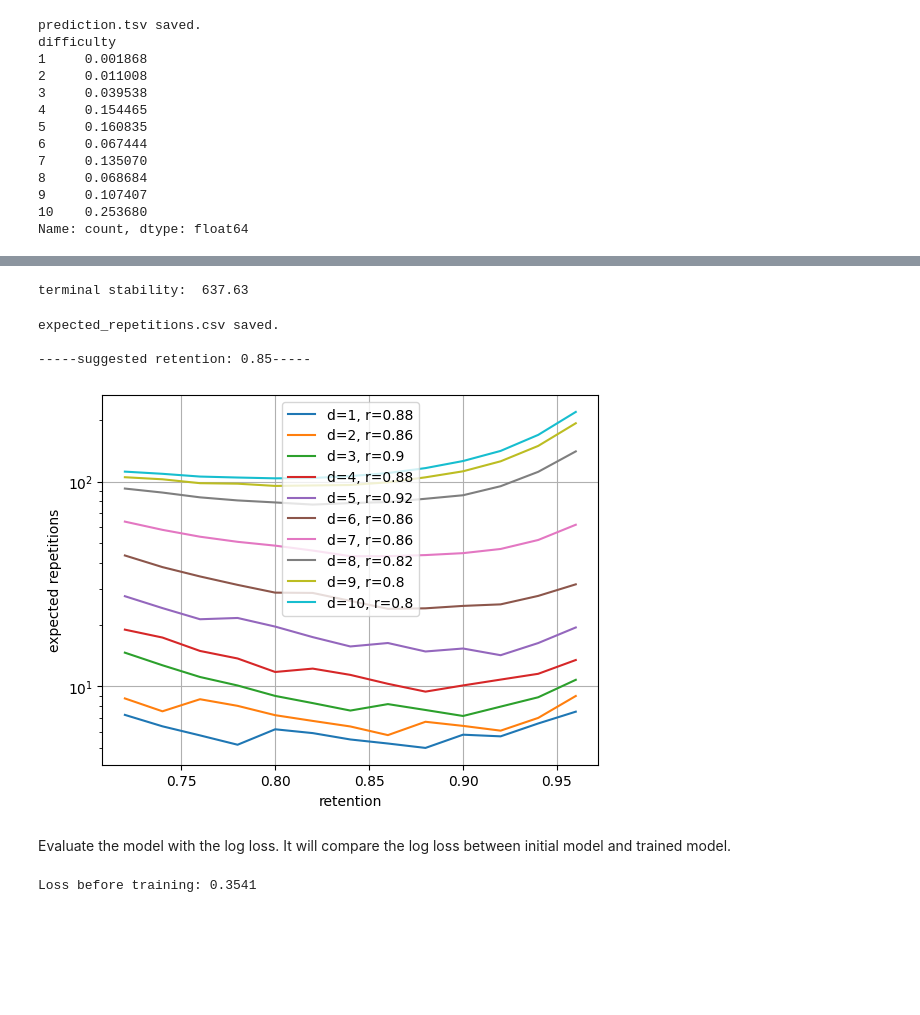
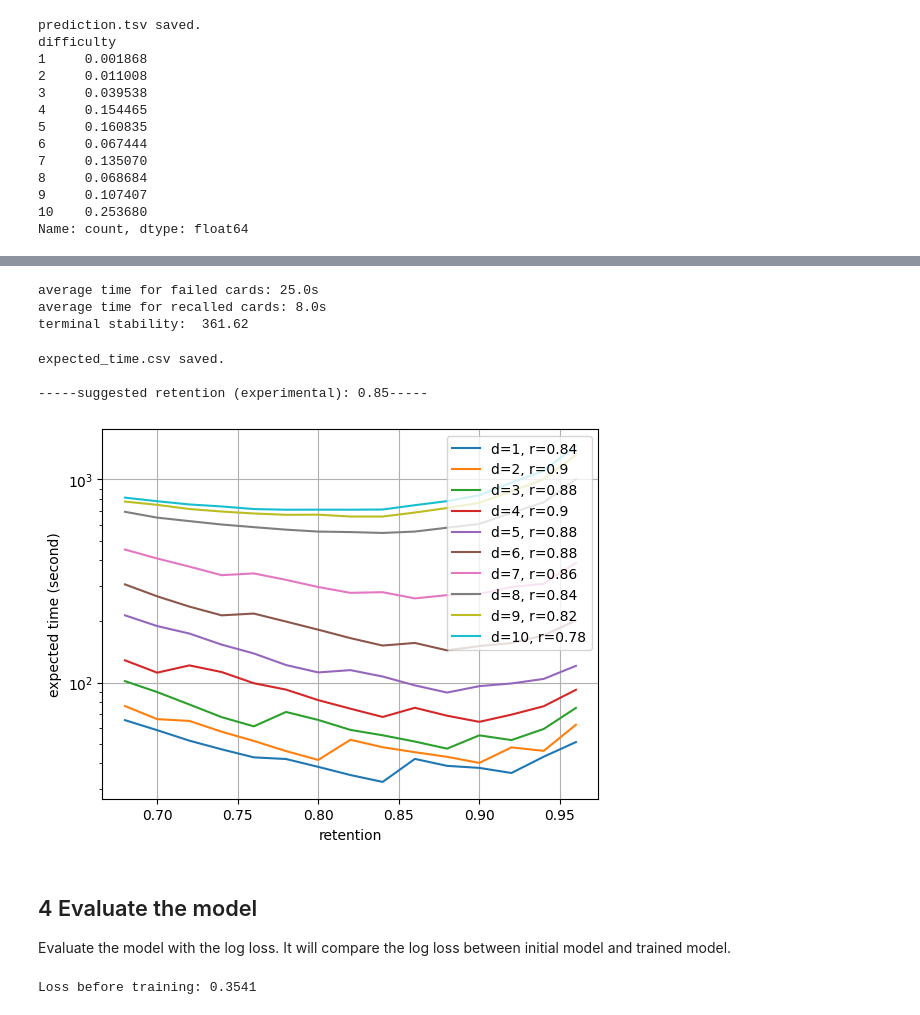
Before and after one commit to open-spaced-repetition/fsrs4anki, a Jupyter notebook: fsrs4anki_optimizer.ipynb, the cells around one changed output, grey strips where cells are left out. Cells and saved outputs as stored; diff of their text form; code cells hidden in the pictures; blank space fills up the shorter version.

Commit message:
Feat/replace repetitions with review time in optimization and simulation

```diff
--- a/fsrs4anki_optimizer.ipynb
+++ b/fsrs4anki_optimizer.ipynb
@@ -109,6 +109,7 @@ df['review_date'] = df['review_date'].dt.tz_localize(
 df.drop(df[df['review_date'].dt.year < 2006].index, inplace=True)
 df.sort_values(by=['cid', 'id'], inplace=True, ignore_index=True)
 type_sequence = np.array(df['type'])
+time_sequence = np.array(df['time'])
 df.to_csv("revlog.csv", index=False)
 print("revlog.csv saved.")
 df = df[(df['type'] == 0) | (df['type'] == 1)].copy()
@@ -546,25 +555,34 @@ Calculate the optimal retention to minimize the repetitions for long-term memory
 # %%
 base = 1.01
-index_len = 800
-index_offset = 150
+index_len = 793
+index_offset = 200
 d_range = 10
 d_offset = 1
-r_repetitions = 1
-f_repetitions = 2.3
-max_repetitions = 200000
+r_time = 8
+f_time = 25
+max_time = 200000
 
 type_block = dict()
 type_count = dict()
+type_time = dict()
 last_t = type_sequence[0]
 type_block[last_t] = 1
 type_count[last_t] = 1
-for t in type_sequence[1:]:
+type_time[last_t] = time_sequence[0]
+for i,t in enumerate(type_sequence[1:]):
     type_count[t] = type_count.setdefault(t, 0) + 1
+    type_time[t] = type_time.setdefault(t, 0) + time_sequence[i]
     if t != last_t:
         type_block[t] = type_block.setdefault(t, 0) + 1
     last_t = t
+
+r_time = round(type_time[1]/type_count[1]/1000, 1)
+
 if 2 in type_count and 2 in type_block:
-    f_repetitions = round(type_count[2]/type_block[2] + 1, 1)
+    f_time = round(type_time[2]/type_block[2]/1000 + r_time, 1)
+
+print(f"average time for failed cards: {f_time}s")
+print(f"average time for recalled cards: {r_time}s")
 
 def stability2index(stability):
     return int(round(np.log(stability) / np.log(base)) + index_offset)
@@ -581,60 +599,64 @@ def cal_next_recall_stability(s, r, d, response):
 
 stability_list = np.array([np.power(base, i - index_offset) for i in range(index_len)])
 print(f"terminal stability: {stability_list.max(): .2f}")
-df = pd.DataFrame(columns=["retention", "difficulty", "repetitions"])
+df = pd.DataFrame(columns=["retention", "difficulty", "time"])
 
-for percentage in tqdm.notebook.tqdm(range(96, 70, -2)):
+for percentage in tqdm.notebook.tqdm(range(96, 66, -2)):
     recall = percentage / 100
-    repetitions_list = np.zeros((d_range, index_len))
-    repetitions_list[:,:-1] = max_repetitions
+    time_list = np.zeros((d_range, index_len))
+    time_list[:,:-1] = max_time
     for d in range(d_range, 0, -1):
         s0 = init_stability(d)
         s0_index = stability2index(s0)
-        diff = max_repetitions
+        diff = max_time
         while diff > 0.1:
-            s0_repetitions = repetitions_list[d - 1][s0_index]
+            s0_time = time_list[d - 1][s0_index]
             for s_index in range(index_len - 2, -1, -1):
                 stability = stability_list[s_index];
                 interval = max(1, round(stability * np.log(recall) / np.log(0.9)))
                 p_recall = np.power(0.9, interval / stability)
                 recall_s = cal_next_recall_stability(stability, p_recall, d, 1)
                 forget_d = min(d + d_offset, 10)
                 forget_s = cal_next_recall_stability(stability, p_recall, forget_d, 0)
                 recall_s_index = min(stability2index(recall_s), index_len - 1)
                 forget_s_index = min(max(stability2index(forget_s), 0), index_len - 1)
-                recall_repetitions = repetitions_list[d - 1][recall_s_index] + r_repetitions
-                forget_repetitions = repetitions_list[forget_d - 1][forget_s_index] + f_repetitions
-                exp_repetitions = p_recall * recall_repetitions + (1.0 - p_recall) * forget_repetitions
-                if exp_repetitions < repetitions_list[d - 1][s_index]:
-                    repetitions_list[d - 1][s_index] = exp_repetitions
-            diff = s0_repetitions - repetitions_list[d - 1][s0_index]
-        df.loc[0 if pd.isnull(df.index.max()) else df.index.max() + 1] = [recall, d, s0_repetitions]
+                recall_time = time_list[d - 1][recall_s_index] + r_time
+                forget_time = time_list[forget_d - 1][forget_s_index] + f_time
+                exp_time = p_recall * recall_time + (1.0 - p_recall) * forget_time
+                if exp_time < time_list[d - 1][s_index]:
+                    time_list[d - 1][s_index] = exp_time
+            diff = s0_time - time_list[d - 1][s0_index]
+        df.loc[0 if pd.isnull(df.index.max()) else df.index.max() + 1] = [recall, d, s0_time]
 
 df.sort_values(by=["difficulty", "retention"], inplace=True)
-df.to_csv("./expected_repetitions.csv", index=False)
-print("expected_repetitions.csv saved.")
+df.to_csv("./expected_time.csv", index=False)
+print("expected_time.csv saved.")
 
 optimal_retention_list = np.zeros(10)
 for d in range(1, d_range+1):
     retention = df[df["difficulty"] == d]["retention"]
-    repetitions = df[df["difficulty"] == d]["repetitions"]
-    optimal_retention = retention.iat[repetitions.argmin()]
+    time = df[df["difficulty"] == d]["time"]
+    optimal_retention = retention.iat[time.argmin()]
     optimal_retention_list[d-1] = optimal_retention
-    plt.plot(retention, repetitions, label=f"d={d}, r={optimal_retention}")
-print(f"\n-----suggested retention: {np.inner(difficulty_distribution_padding, optimal_retention_list):.2f}-----")
-plt.ylabel("expected repetitions")
+    plt.plot(retention, time, label=f"d={d}, r={optimal_retention}")
+print(f"\n-----suggested retention (experimental): {np.inner(difficulty_distribution_padding, optimal_retention_list):.2f}-----")
+plt.ylabel("expected time (second)")
 plt.xlabel("retention")
 plt.legend()
 plt.grid()
 plt.semilogy()
 plt.show()
 # %% [output]
-terminal stability:  637.63
+average time for failed cards: 25.0s
+average time for recalled cards: 8.0s
+terminal stability:  361.62
-expected_repetitions.csv saved.
+expected_time.csv saved.
 
------suggested retention: 0.85-----
+-----suggested retention (experimental): 0.85-----
-[figure, old version]
+[figure, new version]
 # %% [markdown]
+## 4 Evaluate the model
+
 Evaluate the model with the log loss. It will compare the log loss between initial model and trained model.
 # %%
 def log_loss(row):
```
Also changed, not shown: parts of 7 cells of this notebook, 1 other file.
